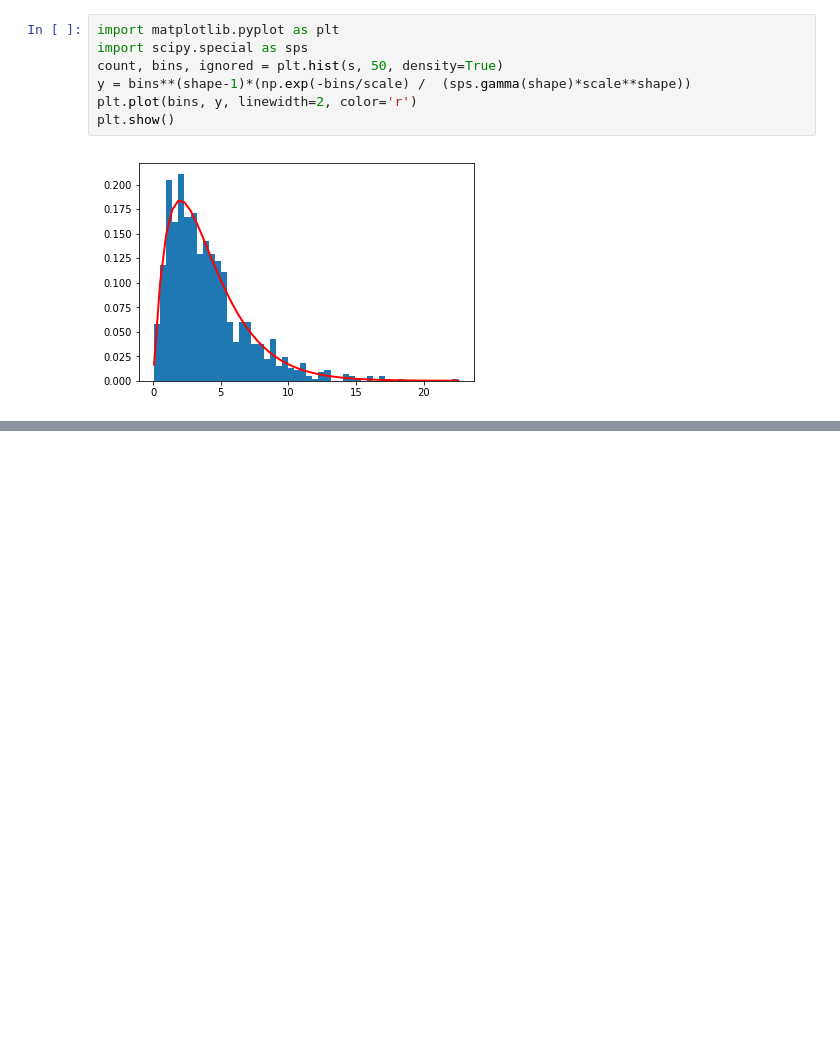
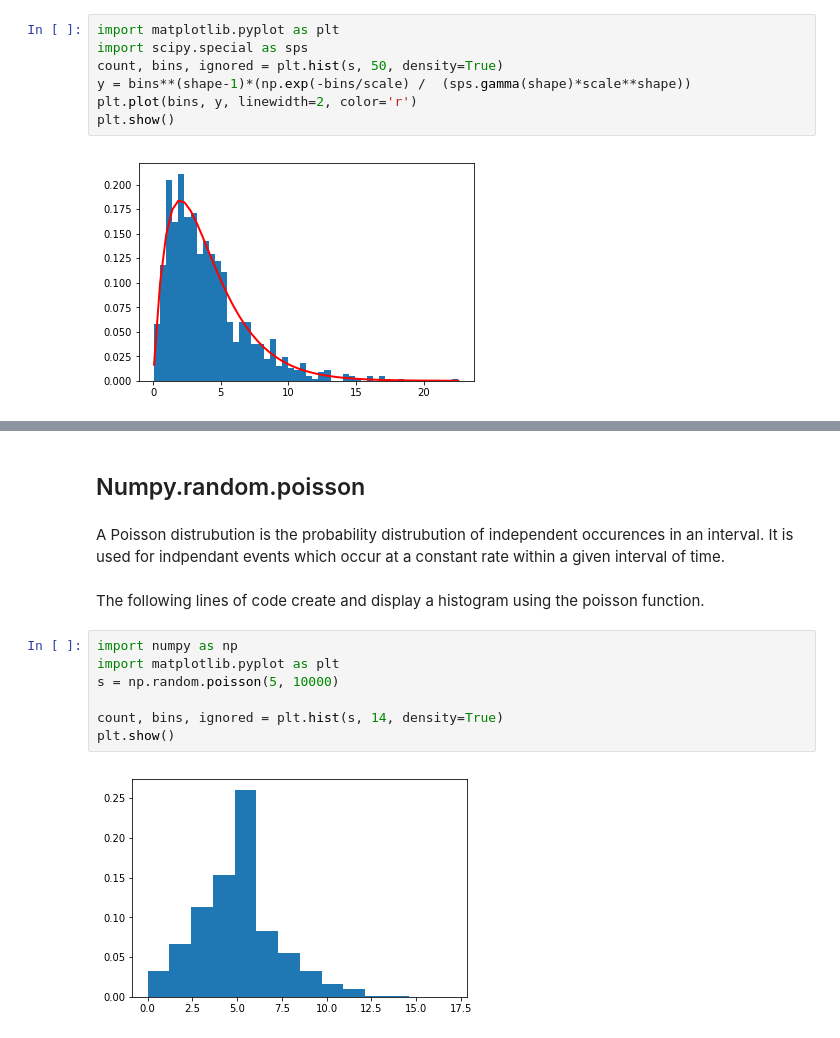
Before and after one commit to CathalRyan96/Emerging-Technologies, a Jupyter notebook: numpy-random.ipynb, the cells around one changed output, grey strips where cells are left out. Cells and saved outputs as stored; diff of their text form; blank space fills up the shorter version.

```diff
--- a/numpy-random.ipynb
+++ b/numpy-random.ipynb
@@ -192,0 +215,15 @@ plt.show()
+# %% [markdown]
+## Numpy.random.poisson
+# %% [markdown]
+A Poisson distrubution is the probability distrubution of independent occurences in an interval. It is used for indpendant events which occur at a constant rate within a given interval of time.
+# %% [markdown]
+The following lines of code create and display a histogram using the poisson function.
+# %%
+import numpy as np
+import matplotlib.pyplot as plt
+s = np.random.poisson(5, 10000)
+
+count, bins, ignored = plt.hist(s, 14, density=True)
+plt.show()
+# %% [output]
+[figure, added]
```
Also changed, not shown: parts of 4 cells of this notebook, 1 other file.
